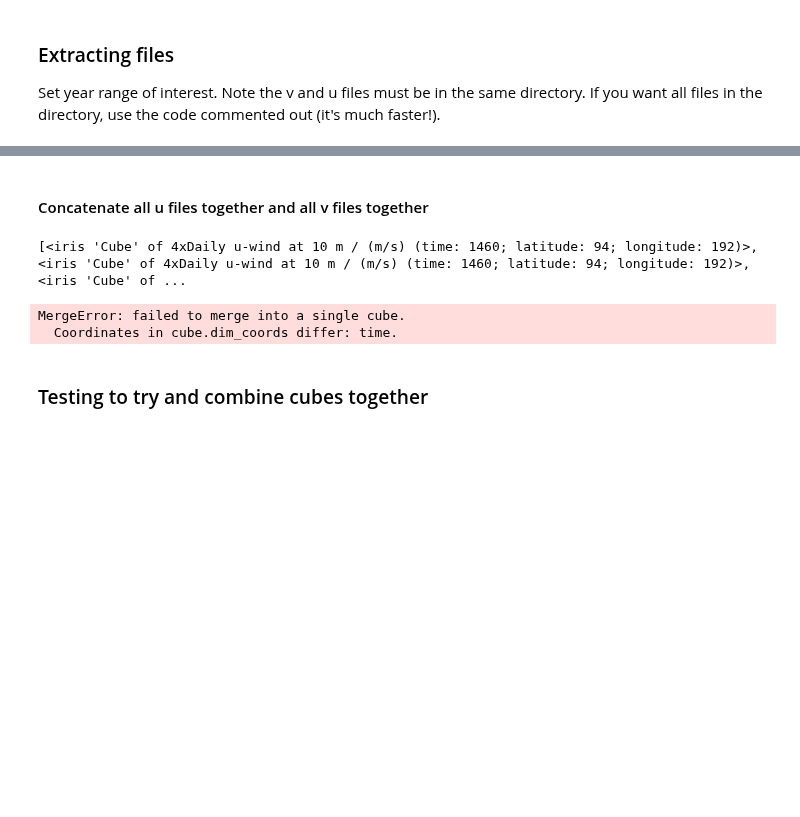
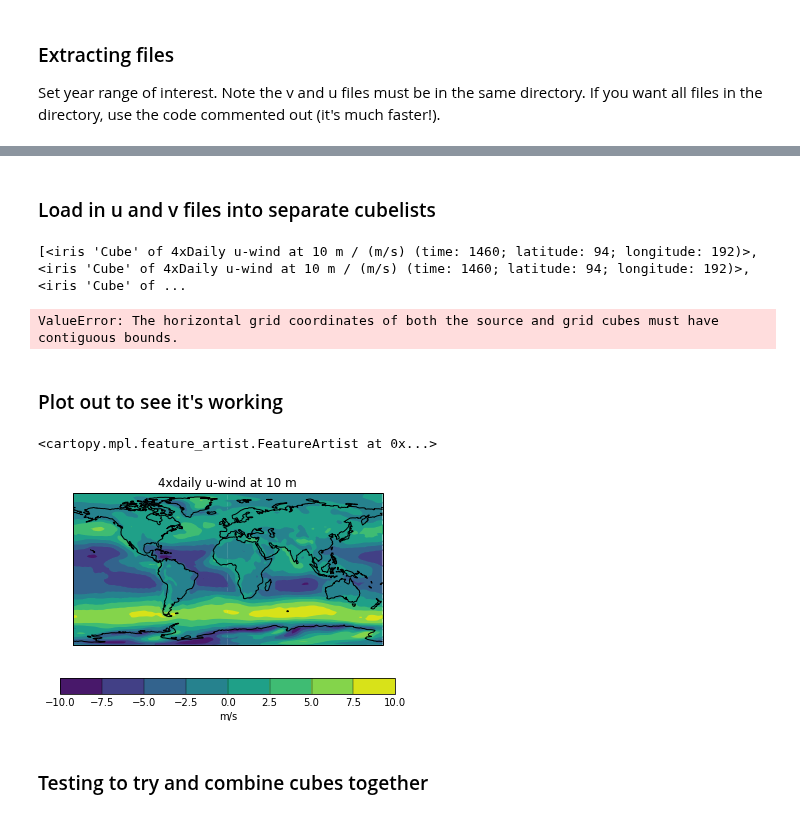
Before and after one commit to douglask3/amazon_fires, a Jupyter notebook: make_inputs/cal_wnd_spd.ipynb, the cells around one changed output, grey strips where cells are left out. Saved outputs shown, nothing was run; the diff lists cells and outputs as text; code cells hidden in the pictures; blank space fills up the shorter version.

Commit message:
Plotting... or trying to

```diff
--- a/make_inputs/cal_wnd_spd.ipynb
+++ b/make_inputs/cal_wnd_spd.ipynb
@@ -54,5 +55,12 @@ print(u_files[0] + v_files[0])
+# %%
+# For regridding
+path_mask = '../data/land_use/'
+file_mask = 'pasture2001-2019.nc'
+
+mask1 = iris.load_cube(path_mask + file_mask)
+mask = mask.collapsed('time', iris.analysis.MEAN)
 # %% [markdown]
-#### Concatenate all u files together and all v files together
+### Load in u and v files into separate cubelists
 # %%
 # Load u files
 uList = []
@@ -64,8 +72,6 @@ for i in u_files[0:3]:
 
 print(uList)
 u_cube_list = iris.cube.CubeList(uList)
-equalise_attributes(u_cube_list)
-# u = u_cube_list.merge_cube()
 
 # # Load v files
 # vList = []
@@ -73,13 +79,25 @@ equalise_attributes(u_cube_list)
 #     print(i)
 #     df = iris.load_cube(i)
 #     vList.append(df)
-
-# v_cube_list = iris.cube.CubeList(vList)
-# v = v_cube_list.merge_cube()
 # %% [output]
 [<iris 'Cube' of 4xDaily u-wind at 10 m / (m/s) (time: 1460; latitude: 94; longitude: 192)>, <iris 'Cube' of 4xDaily u-wind at 10 m / (m/s) (time: 1460; latitude: 94; longitude: 192)>, <iris 'Cube' of ...
-MergeError: failed to merge into a single cube.
-  Coordinates in cube.dim_coords differ: time.
+# %%
+dat1_regrid = u_cube_list[1].regrid(mask, iris.analysis.AreaWeighted())
+# %% [output]
+ValueError: The horizontal grid coordinates of both the source and grid cubes must have contiguous bounds.
+# %% [markdown]
+### Plot out to see it's working
+# %%
+dat1 = u_cube_list[0].collapsed('time', iris.analysis.MEAN)
+# dat2 = v_cube_list[0].collapsed('time', iris.analysis.MEAN)
+# plot_lonely_cube(dat1, cmap = 'gist_heat_r')
+# print(dat1.coord('latitude'))
+
+qplt.contourf(dat1)
+plt.gca().coastlines()
+# %% [output]
+<cartopy.mpl.feature_artist.FeatureArtist at 0x...>
+[figure, added]
 # %% [markdown]
 ### Testing to try and combine cubes together
 # %%
```
Also changed, not shown: parts of 3 cells of this notebook.
